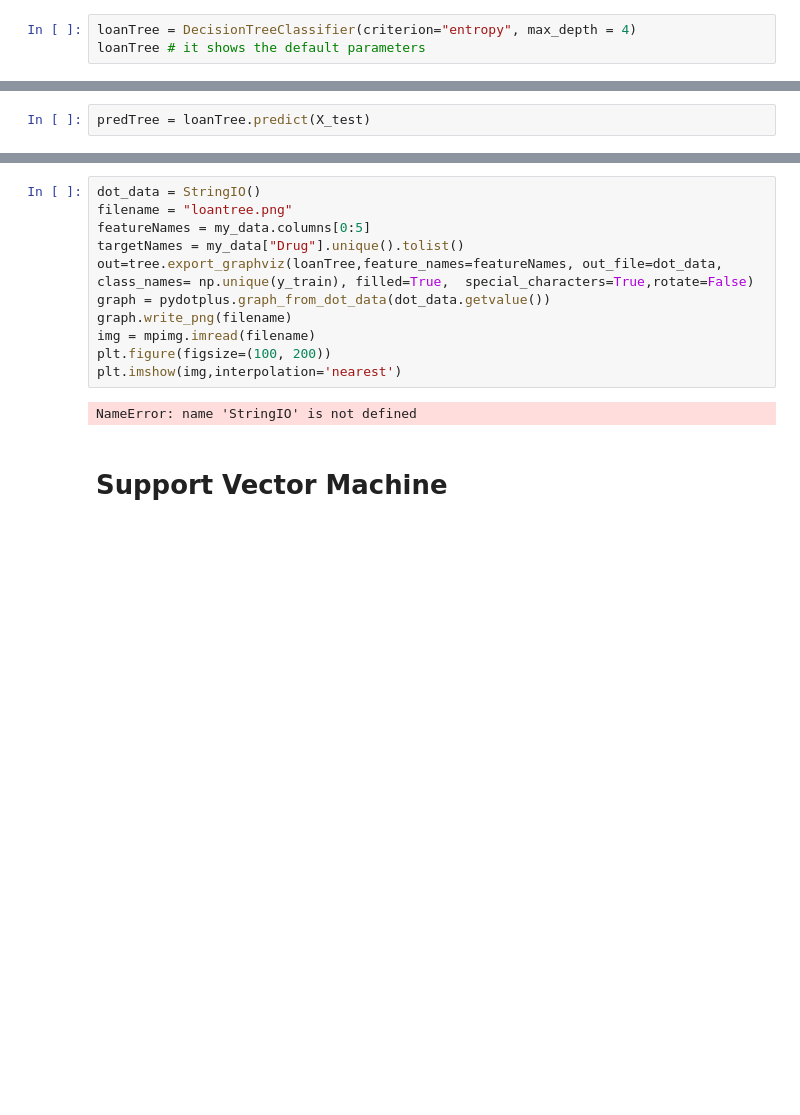
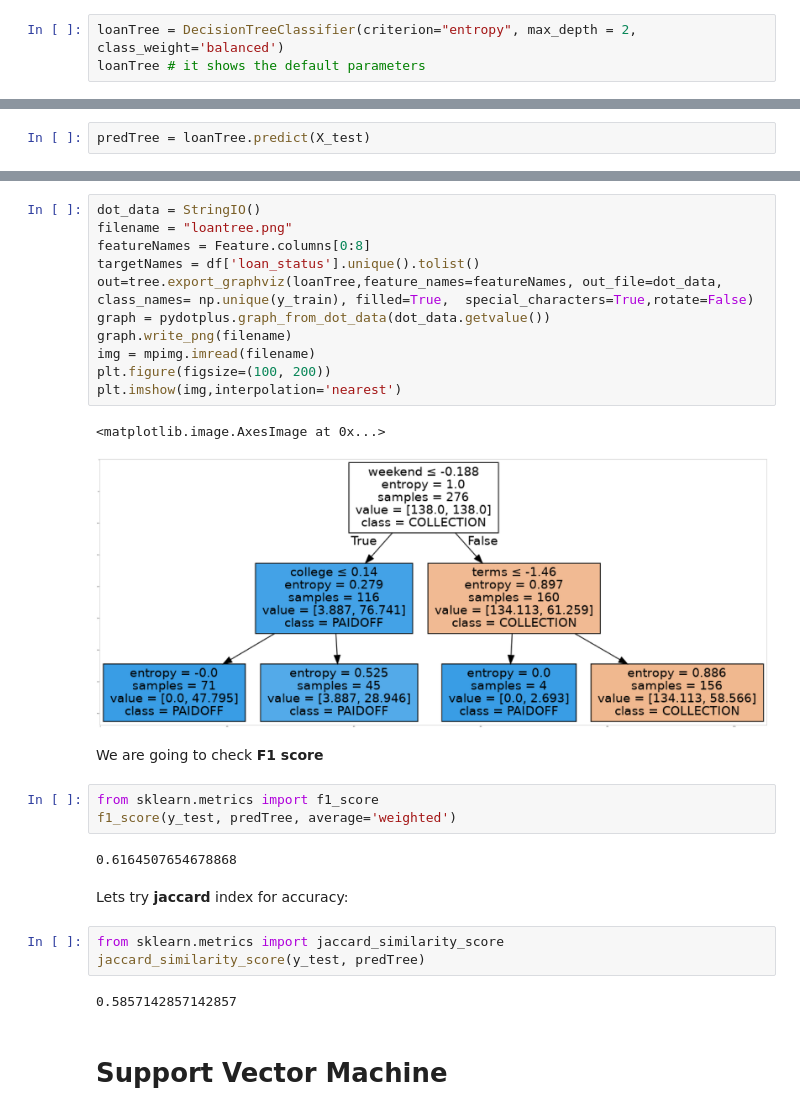
Before and after one commit to anabelenmanjavacasmartinez/coursera-capstone-project, a Jupyter notebook: final_project_ana_belen_manjavacas.ipynb, the cells around one changed output, grey strips where cells are left out. Saved outputs shown, nothing was run; the diff lists cells and outputs as text; blank space fills up the shorter version.

```diff
--- a/final_project_ana_belen_manjavacas.ipynb
+++ b/final_project_ana_belen_manjavacas.ipynb
@@ -361,4 +382,4 @@ SyntaxError: invalid syntax (<ipython-input-42-2ba64cbb7597>, line 1)
 # %%
-loanTree = DecisionTreeClassifier(criterion="entropy", max_depth = 4)
+loanTree = DecisionTreeClassifier(criterion="entropy", max_depth = 2, class_weight='balanced')
 loanTree # it shows the default parameters
 # %% [output]
@@ -442,15 +444,30 @@ ModuleNotFoundError: No module named 'pydotplus'
 # %%
 dot_data = StringIO()
 filename = "loantree.png"
-featureNames = my_data.columns[0:5]
-targetNames = my_data["Drug"].unique().tolist()
+featureNames = Feature.columns[0:8]
+targetNames = df['loan_status'].unique().tolist()
 out=tree.export_graphviz(loanTree,feature_names=featureNames, out_file=dot_data, class_names= np.unique(y_train), filled=True,  special_characters=True,rotate=False)
 graph = pydotplus.graph_from_dot_data(dot_data.getvalue())
 graph.write_png(filename)
 img = mpimg.imread(filename)
 plt.figure(figsize=(100, 200))
 plt.imshow(img,interpolation='nearest')
 # %% [output]
-NameError: name 'StringIO' is not defined
+<matplotlib.image.AxesImage at 0x...>
+[figure, added]
+# %% [markdown]
+We are going to check **F1 score**
+# %%
+from sklearn.metrics import f1_score
+f1_score(y_test, predTree, average='weighted')
+# %% [output]
+0.6164507654678868
+# %% [markdown]
+Lets try **jaccard** index for accuracy:
+# %%
+from sklearn.metrics import jaccard_similarity_score
+jaccard_similarity_score(y_test, predTree)
+# %% [output]
+0.5857142857142857
 # %% [markdown]
 # Support Vector Machine
```
Also changed, not shown: parts of 65 cells of this notebook.
